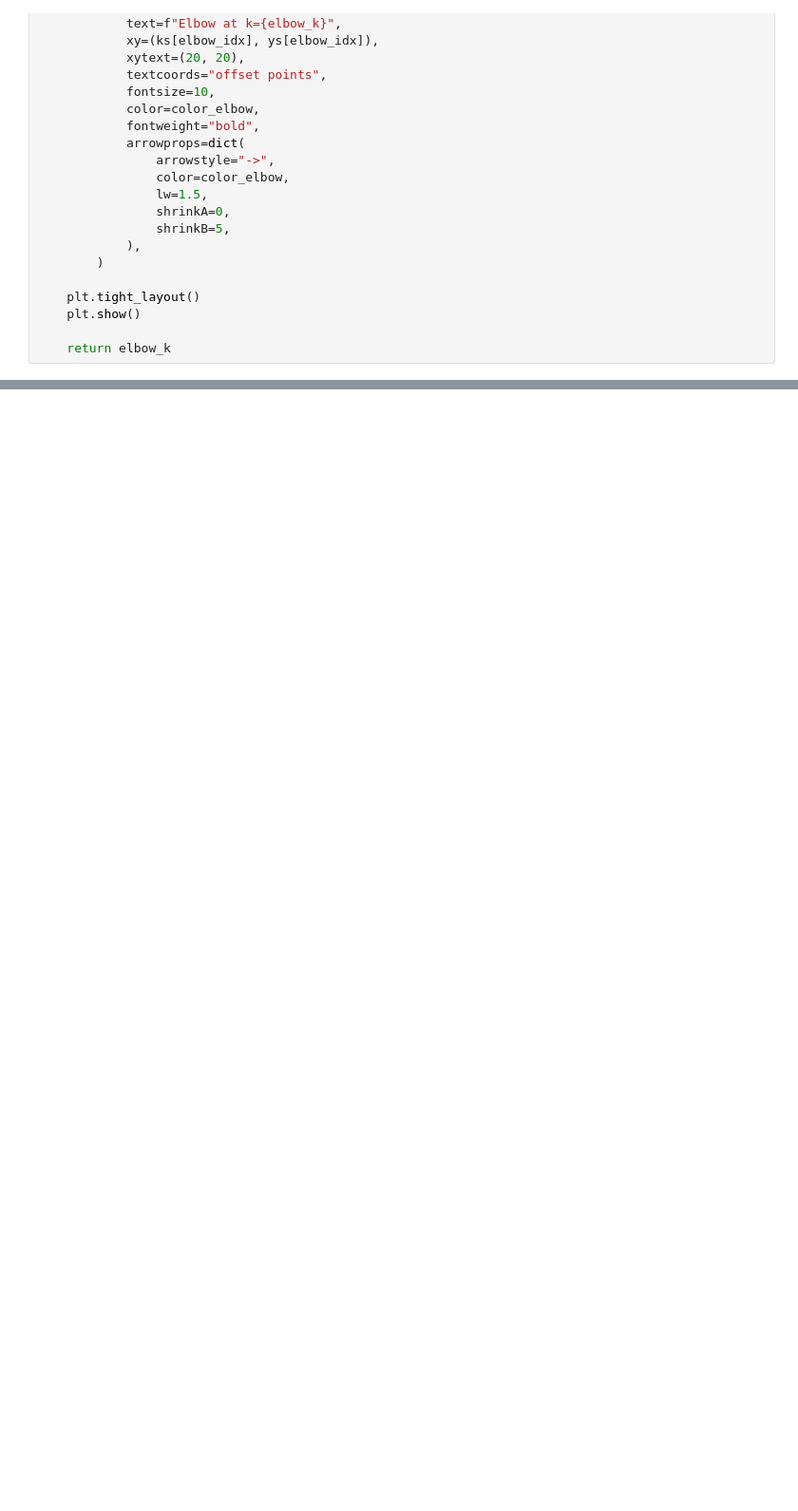
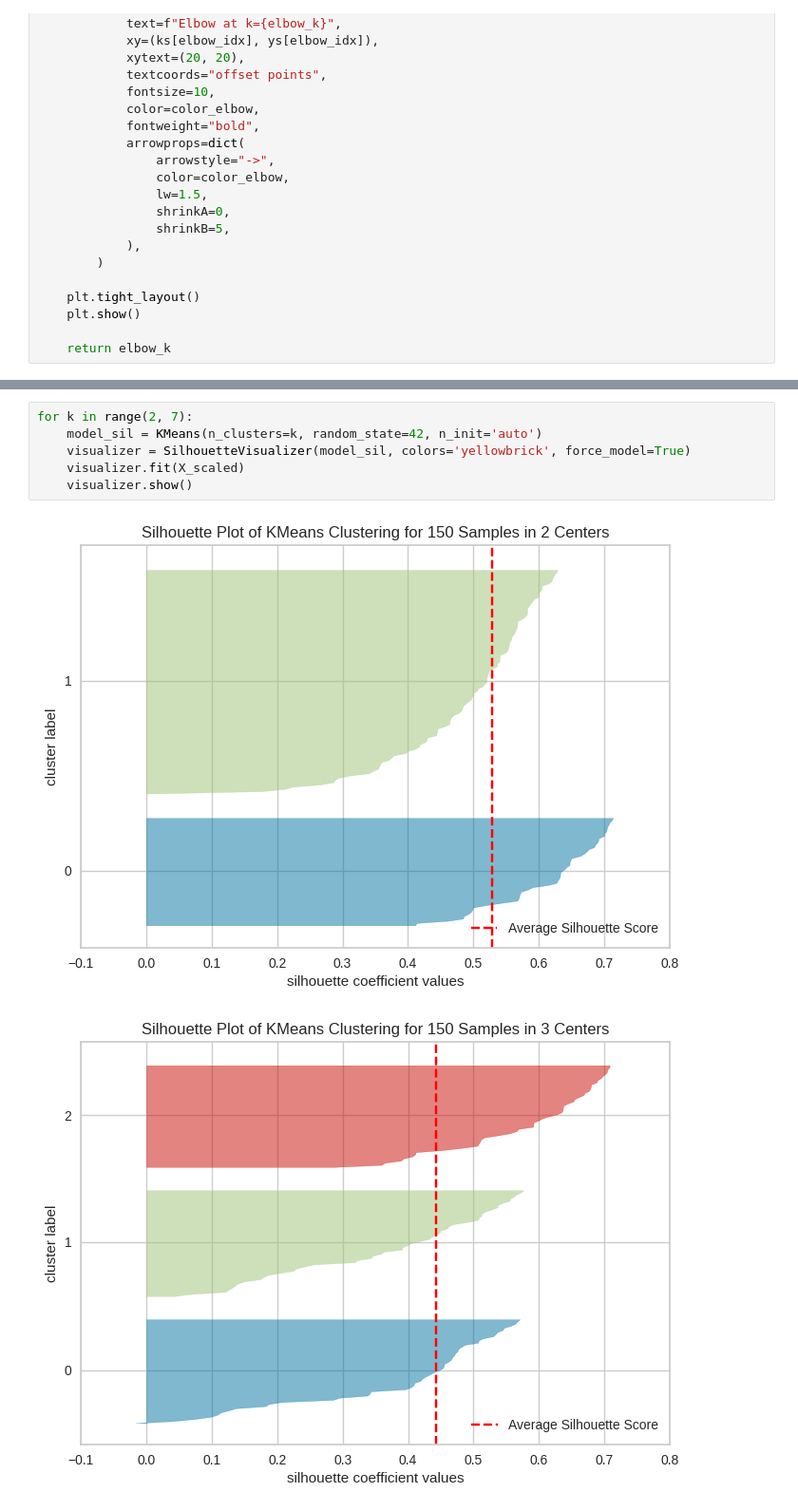
Before and after one commit to Kinetics20/Python_practice_sessions_05, a Jupyter notebook: data_science/kmeans_clustering_iris.ipynb, the cells around one changed output, grey strips where cells are left out. Shown: that part at 95% size. Drawn from its saved outputs; the diff is of its cells as text; blank space fills up the shorter version.

```diff
--- a/data_science/kmeans_clustering_iris.ipynb
+++ b/data_science/kmeans_clustering_iris.ipynb
@@ -201,0 +224,9 @@ visualizer.show()
+# %%
+for k in range(2, 7):
+    model_sil = KMeans(n_clusters=k, random_state=42, n_init='auto')
+    visualizer = SilhouetteVisualizer(model_sil, colors='yellowbrick', force_model=True)
+    visualizer.fit(X_scaled)
+    visualizer.show()
+# %% [output]
+[figure, added]
+[figure, added]
```
Also changed, not shown: parts of 19 cells of this notebook.
